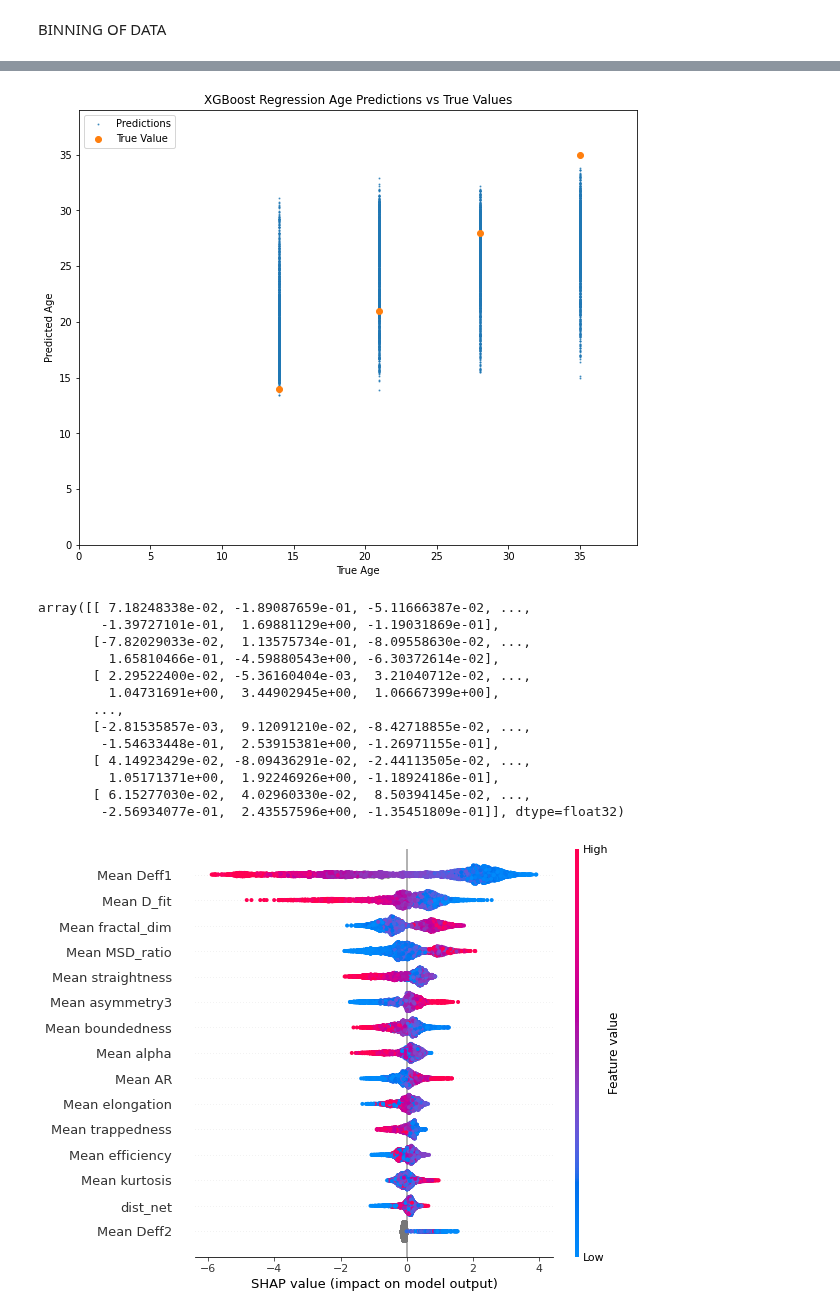
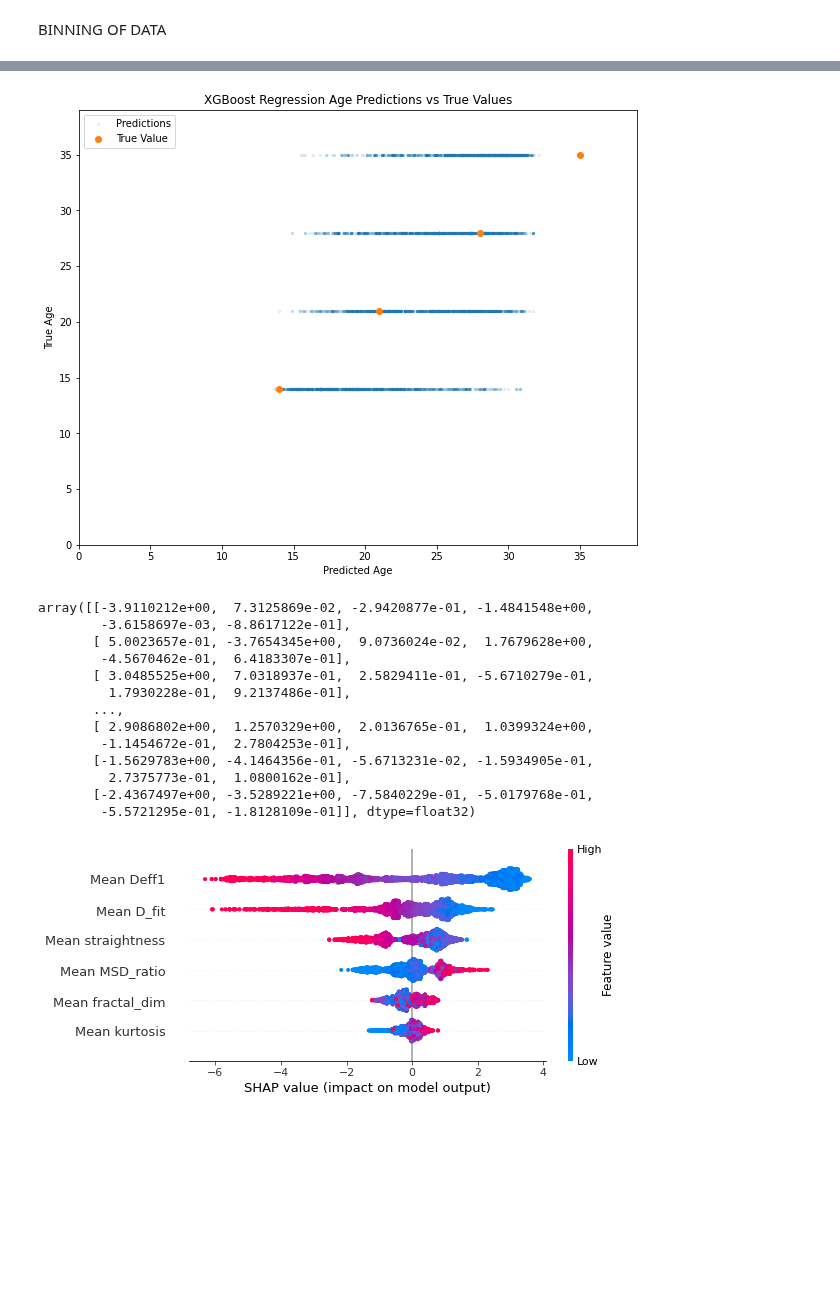
Before and after one commit to Nance-Lab/diff_predictor, a Jupyter notebook: notebooks/age_regression.ipynb, the cells around one changed output, grey strips where cells are left out. Cells and saved outputs as stored; diff of their text form; code cells hidden in the pictures; blank space fills up the shorter version.

```diff
--- a/notebooks/age_regression.ipynb
+++ b/notebooks/age_regression.ipynb
@@ -579,0 +841,11 @@ best_model, best_param, best_eval, best_boost_rounds = xgb_paramsearch(X_train,
+# %%
+linear_best_param = {'max_depth': 4,
+ 'eta': 0.005,
+ 'min_child_weight': 5,
+ 'verbosity': 0,
+ 'objective': 'reg:linear',
+ 'silent': 'True',
+ 'gamma': 5.0,
+ 'subsample': 0.15,
+ 'colsample_bytree': 0.8,
+ 'eval_metric': 'rmse'}
@@ -589,7 +894,7 @@ best_param = {'max_depth': 10,
  'colsample_bytree': 0.8,
  'eval_metric': 'rmse'}
 # %%
-best_boost_rounds=870
+best_boost_rounds=879
 # %%
 cv_results['test-mae-mean'].min()
 # %%
@@ -602,4 +907,4 @@ def train(param, dtrain, dtest, num_round, dval=None, evals=[(dtrain, 'train')])
     model = xgb.train(param, dtrain, num_round, evals)
     return model
 
-booster = train(best_param, dtrain, dtest, best_boost_rounds, dval, evals=[(dtrain, 'train'), (dval, 'eval')])
+booster = train(linear_best_param, dtrain, dtest, best_boost_rounds, dval, evals=[(dtrain, 'train'), (dval, 'eval')])
@@ -621,38 +944,38 @@ mean absolute error 4.9807253
 # %%
 plt.figure(figsize=(10,8))
-plt.scatter(x=true_label, y=ypred, Label='Predictions', alpha=0.7, s=1)
-plt.scatter(x=[14, 21, 28, 35], y=[14, 21, 28, 35], Label='True Value')
-plt.xlabel('True Age')
-plt.ylabel('Predicted Age')
+plt.scatter(y=true_label, x=ypred, Label='Predictions', alpha=0.1, s=5)
+plt.scatter(y=[14, 21, 28, 35], x=[14, 21, 28, 35], Label='True Value')
+plt.ylabel('True Age')
+plt.xlabel('Predicted Age')
 plt.title('XGBoost Regression Age Predictions vs True Values')
 plt.legend(loc='upper left')
+plt.ylim(0,39)
 plt.xlim(0,39)
-plt.ylim(0,39)
 plt.show()
 # %% [output]
-[figure, old version]
+[figure, new version]
 # %%
 explainer = shap.TreeExplainer(booster) #using booster instead of bst
-shap_values = explainer.shap_values(X_test[features])
+shap_values = explainer.shap_values(X_test[linear_features])
 shap_values
 # %% [output]
-array([[ 7.18248338e-02, -1.89087659e-01, -5.11666387e-02, ...,
-        -1.39727101e-01,  1.69881129e+00, -1.19031869e-01],
-       [-7.82029033e-02,  1.13575734e-01, -8.09558630e-02, ...,
-         1.65810466e-01, -4.59880543e+00, -6.30372614e-02],
-       [ 2.29522400e-02, -5.36160404e-03,  3.21040712e-02, ...,
-         1.04731691e+00,  3.44902945e+00,  1.06667399e+00],
+array([[-3.9110212e+00,  7.3125869e-02, -2.9420877e-01, -1.4841548e+00,
+        -3.6158697e-03, -8.8617122e-01],
+       [ 5.0023657e-01, -3.7654345e+00,  9.0736024e-02,  1.7679628e+00,
+        -4.5670462e-01,  6.4183307e-01],
+       [ 3.0485525e+00,  7.0318937e-01,  2.5829411e-01, -5.6710279e-01,
+         1.7930228e-01,  9.2137486e-01],
        ...,
-       [-2.81535857e-03,  9.12091210e-02, -8.42718855e-02, ...,
-        -1.54633448e-01,  2.53915381e+00, -1.26971155e-01],
-       [ 4.14923429e-02, -8.09436291e-02, -2.44113505e-02, ...,
-         1.05171371e+00,  1.92246926e+00, -1.18924186e-01],
-       [ 6.15277030e-02,  4.02960330e-02,  8.50394145e-02, ...,
-        -2.56934077e-01,  2.43557596e+00, -1.35451809e-01]], dtype=float32)
+       [ 2.9086802e+00,  1.2570329e+00,  2.0136765e-01,  1.0399324e+00,
+        -1.1454672e-01,  2.7804253e-01],
+       [-1.5629783e+00, -4.1464356e-01, -5.6713231e-02, -1.5934905e-01,
+         2.7375773e-01,  1.0800162e-01],
+       [-2.4367497e+00, -3.5289221e+00, -7.5840229e-01, -5.0179768e-01,
+        -5.5721295e-01, -1.8128109e-01]], dtype=float32)
 # %%
 %matplotlib inline
 
 
-shap.summary_plot(shap_values, X_test[features], max_display=15, title='Total SHAP Values')
+shap.summary_plot(shap_values, X_test[linear_features], max_display=15, title='Total SHAP Values')
 # %% [output]
-[figure, old version]
+[figure, new version]
```
Also changed, not shown: parts of 35 cells of this notebook, 1 other file.
